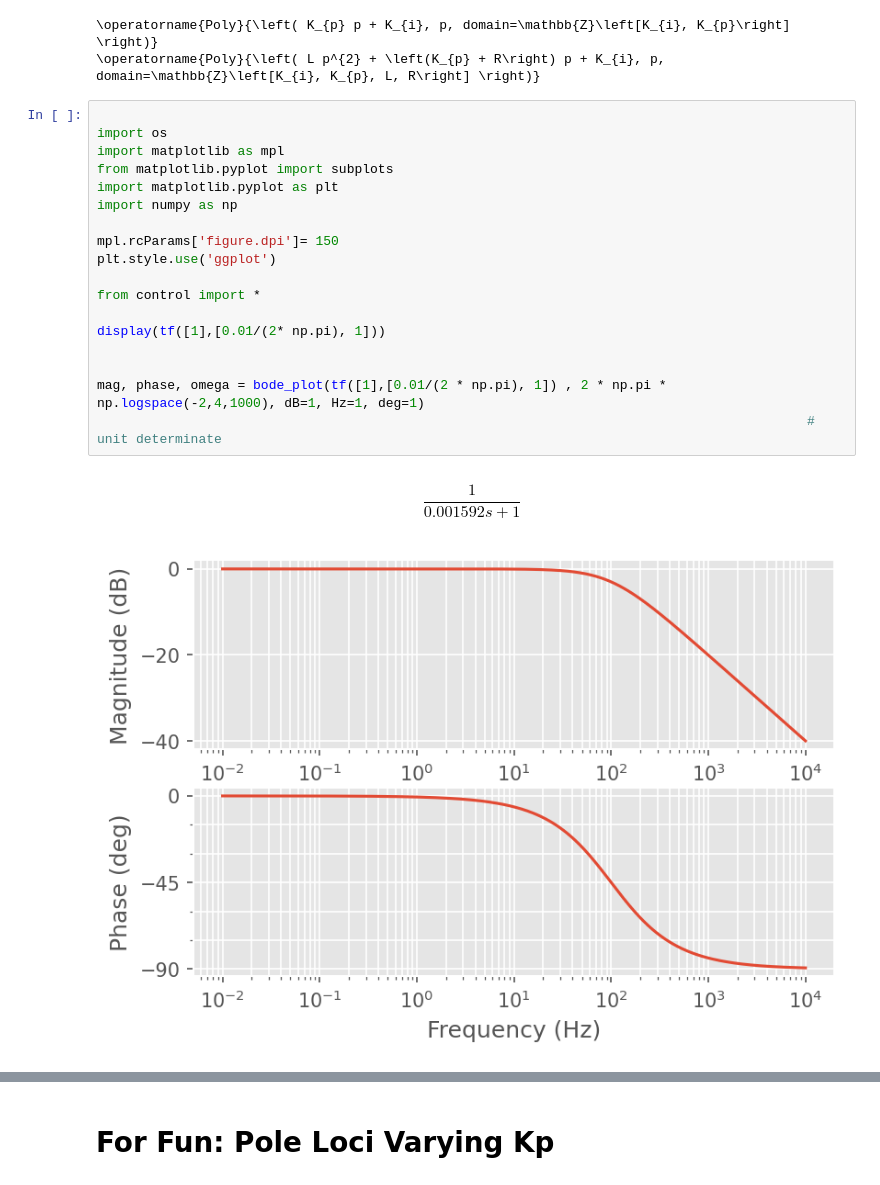
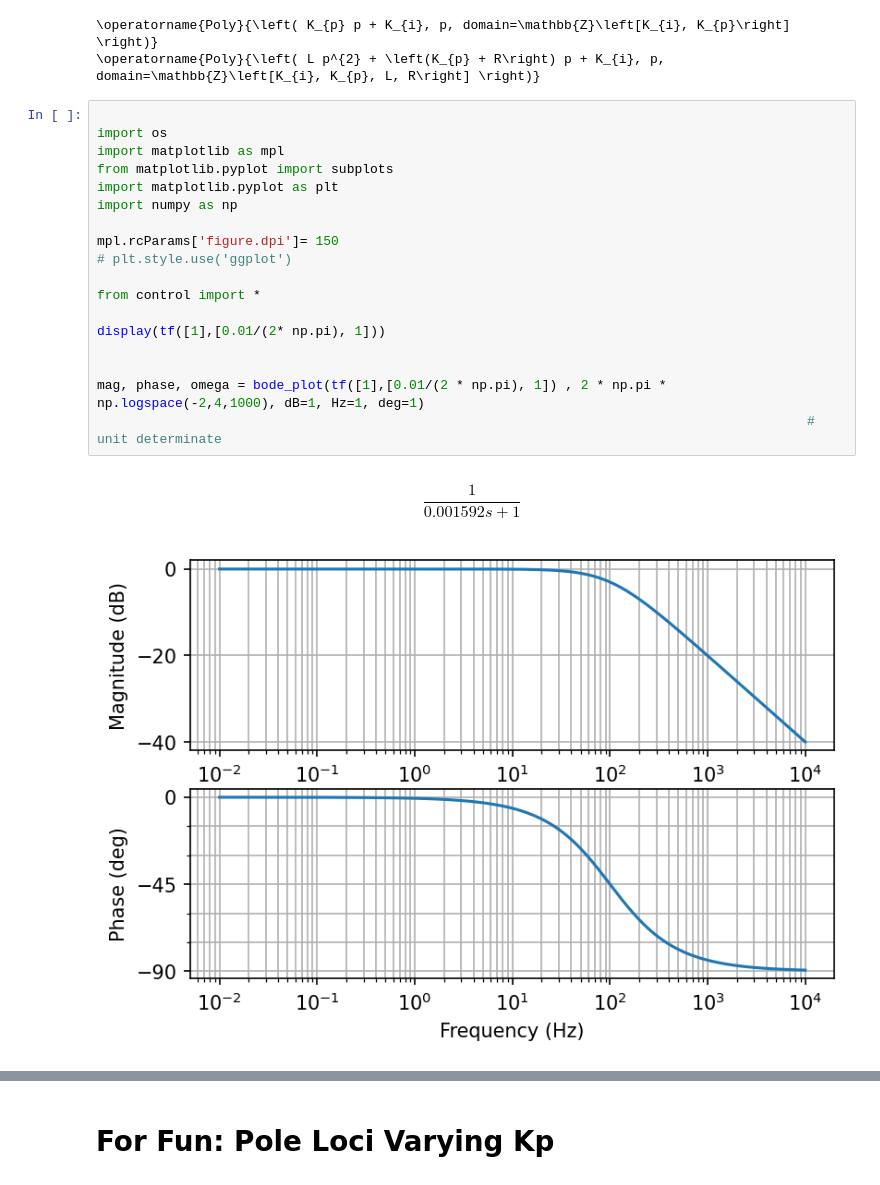
Before and after one commit to hezeqiang/Jupyter, a Jupyter notebook: 07PID_Tuner.ipynb, the cells around one changed output, grey strips where cells are left out. Saved outputs shown, nothing was run; the diff lists cells and outputs as text.

```diff
--- a/07PID_Tuner.ipynb
+++ b/07PID_Tuner.ipynb
@@ -59,24 +59,24 @@ $\displaystyle \frac{K_{i} + K_{p} p}{K_{i} + K_{p} p + L p^{2} + R p}$
 # %%
 
 import os
 import matplotlib as mpl
 from matplotlib.pyplot import subplots
 import matplotlib.pyplot as plt
 import numpy as np
 
 mpl.rcParams['figure.dpi']= 150
-plt.style.use('ggplot')
+# plt.style.use('ggplot')
 
 from control import *
 
 display(tf([1],[0.01/(2* np.pi), 1]))
 
 
 mag, phase, omega = bode_plot(tf([1],[0.01/(2 * np.pi), 1]) , 2 * np.pi * np.logspace(-2,4,1000), dB=1, Hz=1, deg=1)
                                                                                            # unit determinate
 # %% [output]
 $$\frac{1}{0.001592 s + 1}$$
-[figure, old version]
+[figure, new version]
 # %%
 import os
 import matplotlib as mpl
```
Also changed, not shown: parts of 7 cells of this notebook, 5 other files.
